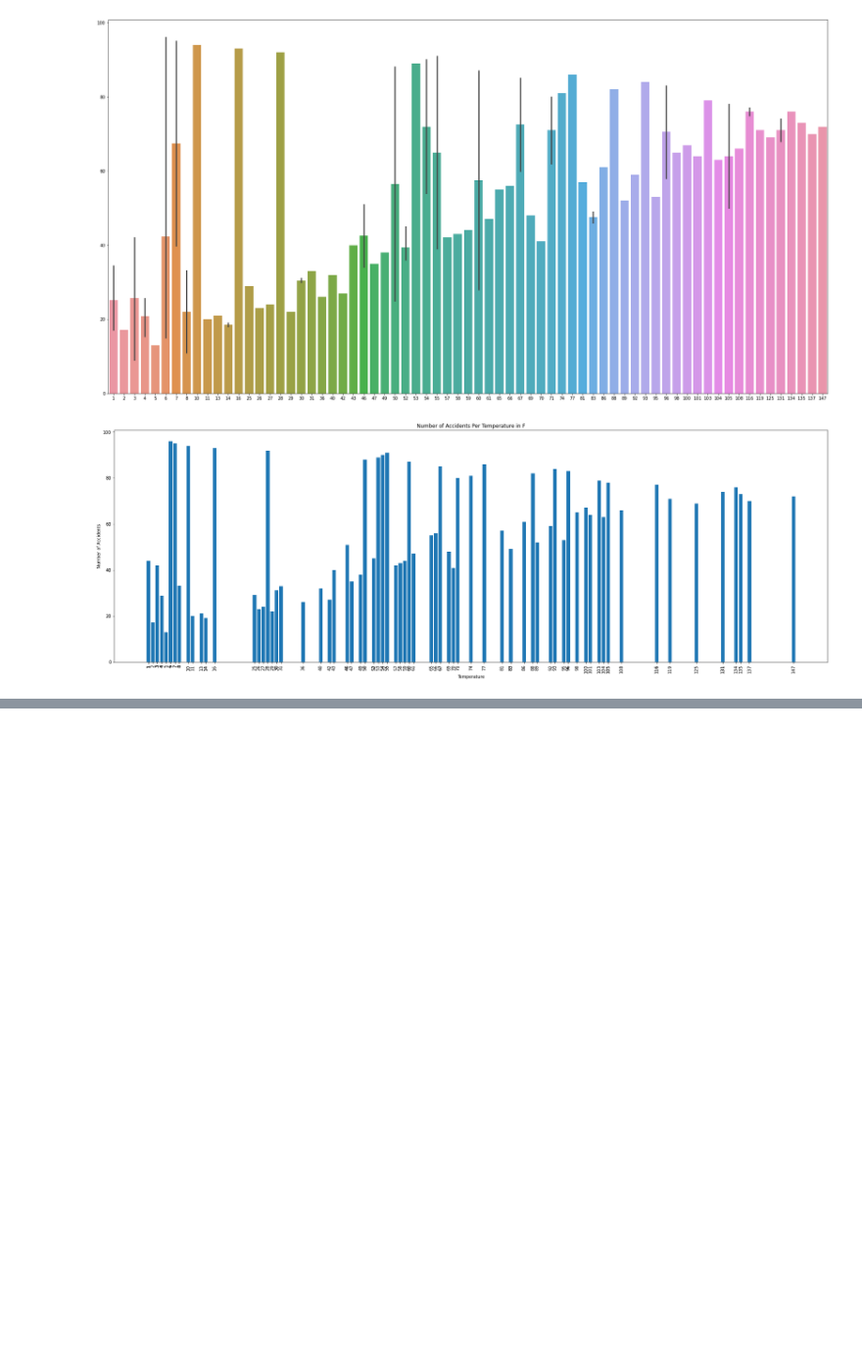
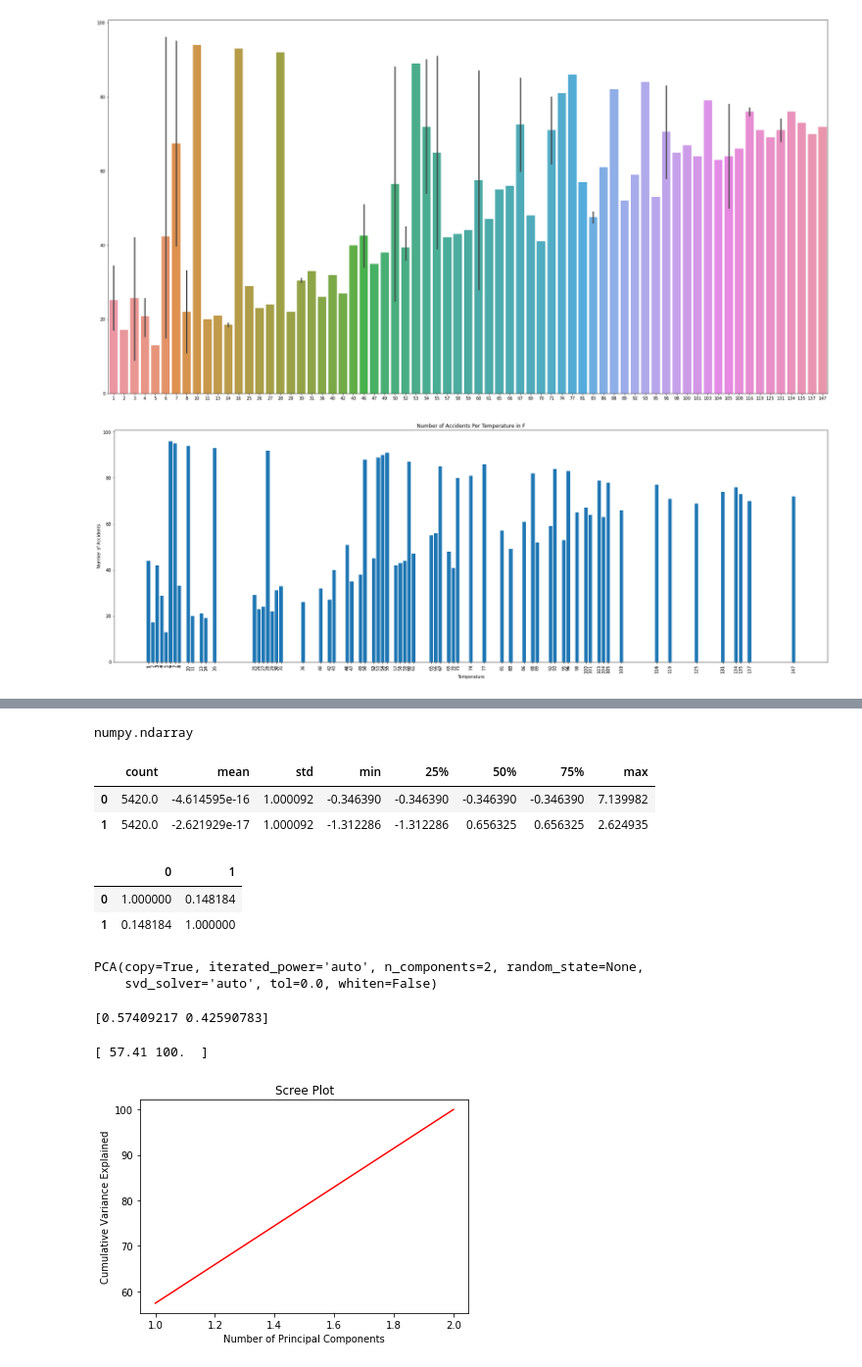
Before and after one commit to AjKovice/IST5520-Group-8, a Jupyter notebook: G8_Milestone_II_IST5520.ipynb, the cells around one changed output, grey strips where cells are left out. Shown at 98% size. Saved outputs shown, nothing was run; the diff lists cells and outputs as text; code cells hidden in the pictures; blank space fills up the shorter version.

```diff
--- a/G8_Milestone_II_IST5520.ipynb
+++ b/G8_Milestone_II_IST5520.ipynb
@@ -798,0 +888,50 @@ sb.distplot(dat['Temperature(F)'])
+# %%
+data_norm = scale(dat.loc[:,'TMC':'Severity'])
+# %%
+type(data_norm)
+# %% [output]
+numpy.ndarray
+# %%
+pd.DataFrame(data_norm).describe().transpose()
+# %% [output]
+|  | count | mean | std | min | 25% | 50% | 75% | max |
+| 0 | 5420.0 | -4.614595e-16 | 1.000092 | -0.346390 | -0.346390 | -0.346390 | -0.346390 | 7.139982 |
+| 1 | 5420.0 | -2.621929e-17 | 1.000092 | -1.312286 | -1.312286 | 0.656325 | 0.656325 | 2.624935 |
+# %%
+pd.DataFrame(data_norm).corr()
+# %% [output]
+|  | 0 | 1 |
+| 0 | 1.000000 | 0.148184 |
+| 1 | 0.148184 | 1.000000 |
+# %%
+# Select the number of components
+pca1 = PCA(n_components=2)
+
+# Fit the PCA model
+pca1.fit(data_norm)
+# %% [output]
+PCA(copy=True, iterated_power='auto', n_components=2, random_state=None,
+    svd_solver='auto', tol=0.0, whiten=False)
+# %%
+#The amount of variance that each PC explains
+var = pca1.explained_variance_ratio_
+
+print(var)
+# %% [output]
+[0.57409217 0.42590783]
+# %%
+#Cumulative Variance explains
+var1 = np.cumsum(np.round(pca1.explained_variance_ratio_, decimals=4)*100)
+
+print(var1)
+# %% [output]
+[ 57.41 100.  ]
+# %%
+var1 = pd.DataFrame(var1, index=np.arange(1,3))
+plt.plot(var1,color='red')
+plt.title('Scree Plot')
+plt.xlabel('Number of Principal Components')
+plt.ylabel('Cumulative Variance Explained')
+plt.savefig('scree_plot.png',dpi=100,bbox_inches='tight')
+# %% [output]
+[figure, added]
```
Also changed, not shown: parts of 17 cells of this notebook.
